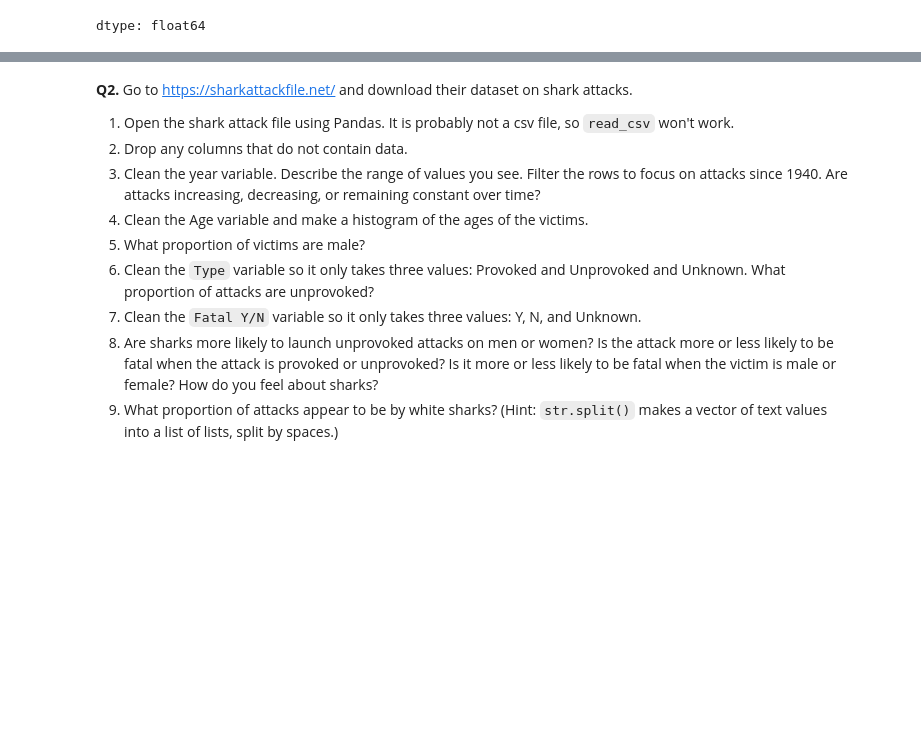
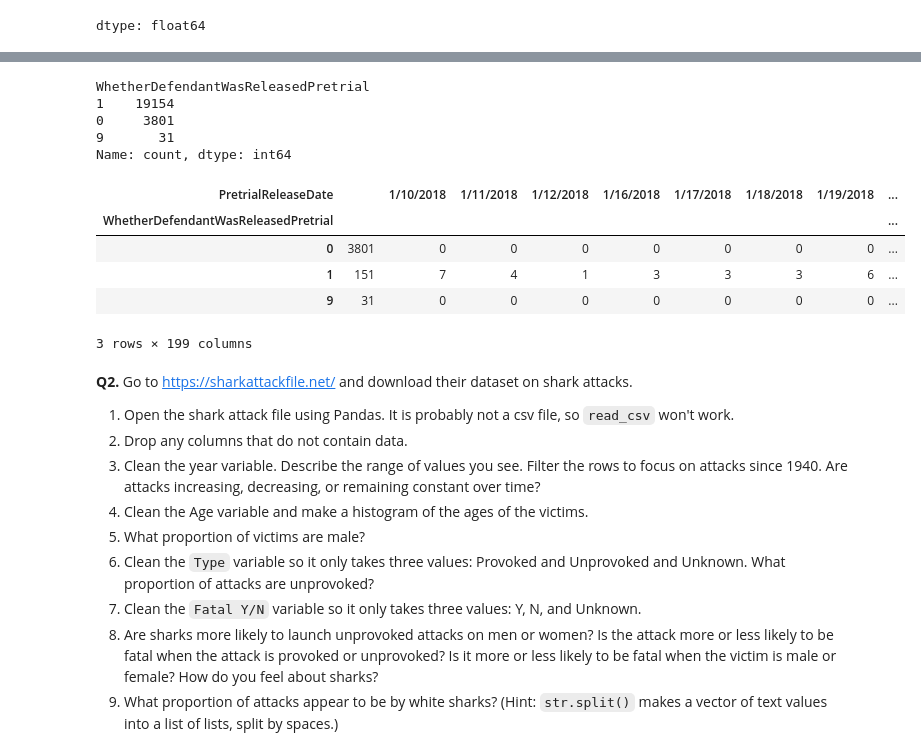
Before and after one commit to aileenkent/wrangling, a Jupyter notebook: assignment/assignment.ipynb, the cells around one changed output, grey strips where cells are left out. Saved outputs shown, nothing was run; the diff lists cells and outputs as text; code cells hidden in the pictures; blank space fills up the shorter version.

```diff
--- a/assignment/assignment.ipynb
+++ b/assignment/assignment.ipynb
@@ -63,0 +118,3 @@ dtype: float64
+# %%
+justice_data = pd.read_parquet('justice_data.parquet')
+justice_data.head()
@@ -64,3 +150,21 @@ dtype: float64
+# %%
+print(justice_data['WhetherDefendantWasReleasedPretrial'].value_counts())
+# %% [output]
+WhetherDefendantWasReleasedPretrial
+1    19154
+0     3801
+9       31
+Name: count, dtype: int64
+# %%
+cross_pretrial = pd.crosstab(justice_data['WhetherDefendantWasReleasedPretrial'], justice_data['PretrialReleaseDate'])
+cross_pretrial
+# %% [output]
+| PretrialReleaseDate |  | 1/10/2018 | 1/11/2018 | 1/12/2018 | 1/16/2018 | 1/17/2018 | 1/18/2018 | 1/19/2018 | ... |
+| WhetherDefendantWasReleasedPretrial |  |  |  |  |  |  |  |  | ... |
+| 0 | 3801 | 0 | 0 | 0 | 0 | 0 | 0 | 0 | ... |
+| 1 | 151 | 7 | 4 | 1 | 3 | 3 | 3 | 6 | ... |
+| 9 | 31 | 0 | 0 | 0 | 0 | 0 | 0 | 0 | ... |
+3 rows × 199 columns
 # %% [markdown]
 **Q2.** Go to https://sharkattackfile.net/ and download their dataset on shark attacks.
 
```
Also changed, not shown: parts of 24 cells of this notebook.
